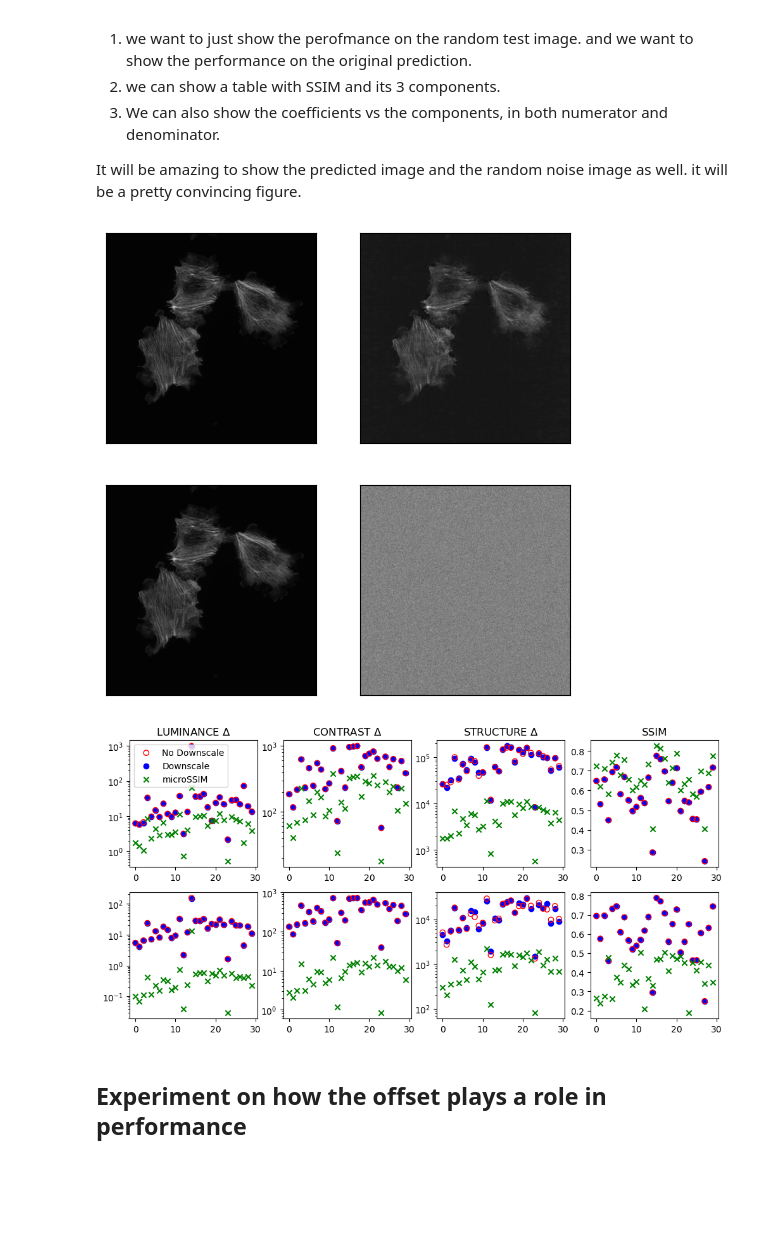
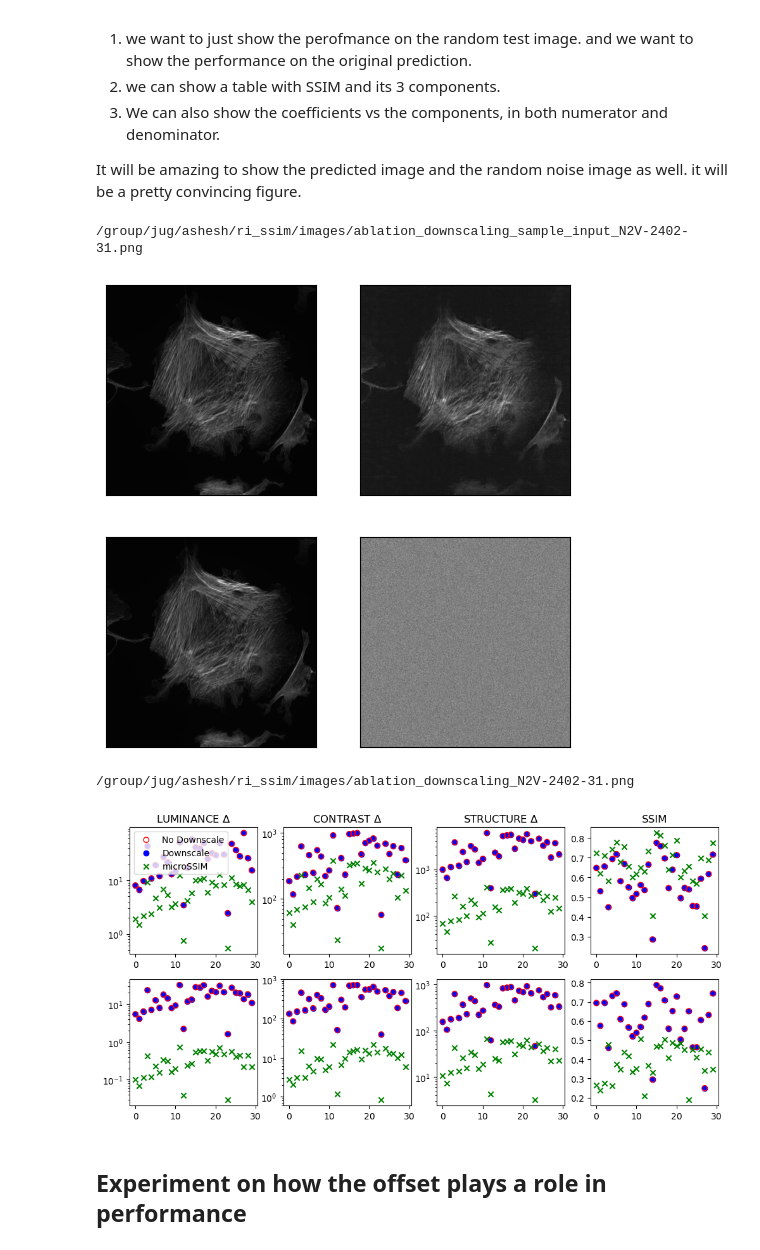
Before and after one commit to juglab/MicroSSIM, a Jupyter notebook: notebooks/Evaluate.ipynb, the cells around one changed output. Drawn from its saved outputs; the diff is of its cells as text; code cells hidden in the pictures; blank space fills up the shorter version.

Commit message:
bug related to saturation factor computation fixed

```diff
--- a/notebooks/Evaluate.ipynb
+++ b/notebooks/Evaluate.ipynb
@@ -34,7 +34,7 @@ noisy_gt_path = '/group/jug/ashesh/data/ventura_gigascience/actin-60x-noise2-low
 # pred_path = '/group/jug/ashesh/ri_ssim/pred-N2V-2402-29.tif'
 # noisy_gt_path = '/group/jug/ashesh/data/ventura_gigascience/mito-60x-noise2-lowsnr.tif'
 # %%
-debug_mode = True
+debug_mode = False
 gt = load_tiff(gt_path)
 pred = load_tiff(pred_path)
 gt_lowsnr = load_tiff(noisy_gt_path)
@@ -75,7 +75,7 @@ scaling_factor
 # %% [markdown]
 ### Multiple ways of data normalization.
 # %%
-idx = np.random.randint(0, gt.shape[0])
+idx = 22#np.random.randint(0, gt.shape[0])
 print(idx)
 
 # Without any normalization.
@@ -766,9 +744,9 @@ def get_multiplicative_factor_to_C(ssim_dict):
     # luminance_factors = (C1/num_luminance.mean(), C1/den_luminance.mean())
     # contrast_factors = (C2/num_contrast.mean(), C2/den_contrast.mean())
     # structure_factors = (C2/num_structure.mean(), C2/den_structure.mean())
-    luminance_factors = np.minimum((C1/num_luminance), (C1/den_luminance)).mean()
-    contrast_factors = np.minimum((C2/num_contrast), (C2/den_contrast)).mean()
-    structure_factors = np.minimum((C2/num_structure), (C2/den_structure)).mean()
+    luminance_factors = np.minimum(np.abs(C1/num_luminance), np.abs(C1/den_luminance)).mean()
+    contrast_factors = np.minimum(np.abs(C2/num_contrast), np.abs(C2/den_contrast)).mean()
+    structure_factors = np.minimum(np.abs(C2/num_structure), np.abs(C2/den_structure)).mean()
     return luminance_factors, contrast_factors, structure_factors
 # %%
 pred_std = np.mean([pred[i].std() for i in range(100)])
@@ -822,20 +800,21 @@ for downscale in [True, False, 'microSSIM']:
         random_pred_factorsdict[downscale]['structure'].append(structure_factors)
         random_pred_factorsdict[downscale]['SSIM'].append(ssim_dict['SSIM'].mean())
 # %%
-save_to_file = False and not debug_mode
+save_to_file = True and not debug_mode
 img_sz = 3
 
 _,ax = plt.subplots(figsize=(img_sz*2,img_sz*2),ncols=2,nrows=2)
-ax[0,0].imshow(gt_tmp, cmap='gray')
-ax[0,1].imshow(normalizer.normalize(remove_background(pred[idx])), cmap='gray')
-ax[1,0].imshow(gt_tmp, cmap='gray')
+ax[0,0].imshow(gt[10], cmap='gray')
+ax[0,1].imshow(pred[10], cmap='gray')
+ax[1,0].imshow(gt[10], cmap='gray')
 ax[1,1].imshow(np.random.rand(*gt_tmp.shape), cmap='gray')
 clean_ax(ax)
 if save_to_file:
     postfix= os.path.basename(gt_path).replace('gt-','').replace('.tif','.png')
     fname = f'ablation_downscaling_sample_input_{postfix}'
     fpath = os.path.join('/group/jug/ashesh/ri_ssim/images', fname)
     print(fpath)
     plt.savefig(fpath, dpi=200)
 # %% [output]
+/group/jug/ashesh/ri_ssim/images/ablation_downscaling_sample_input_N2V-2402-31.png
-[figure, old version]
+[figure, new version]
@@ -928,7 +863,8 @@ if save_to_file:
     print(fpath)
     plt.savefig(fpath, dpi=200)
 # %% [output]
+/group/jug/ashesh/ri_ssim/images/ablation_downscaling_N2V-2402-31.png
-[figure, old version]
+[figure, new version]
 # %% [markdown]
 ## Experiment on how the offset plays a role in performance
 # %%
```
Also changed, not shown: parts of 22 cells of this notebook, 1 other file.
